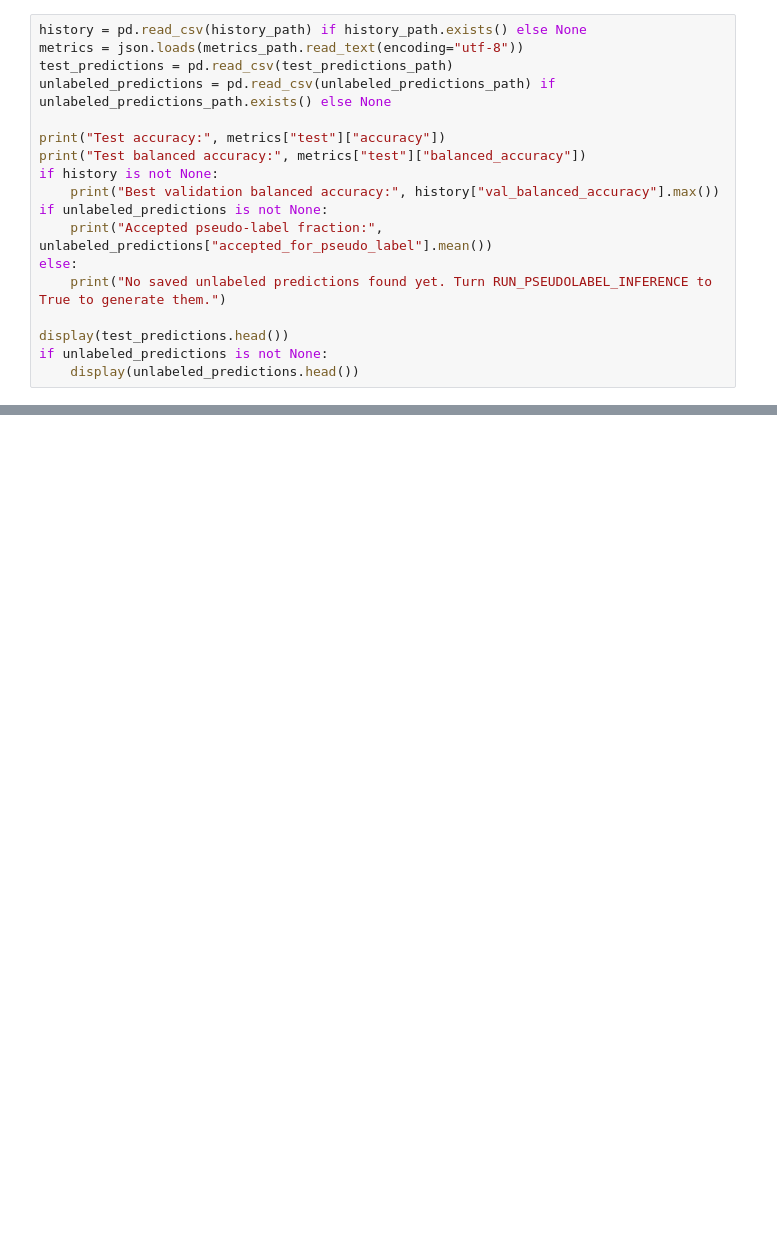
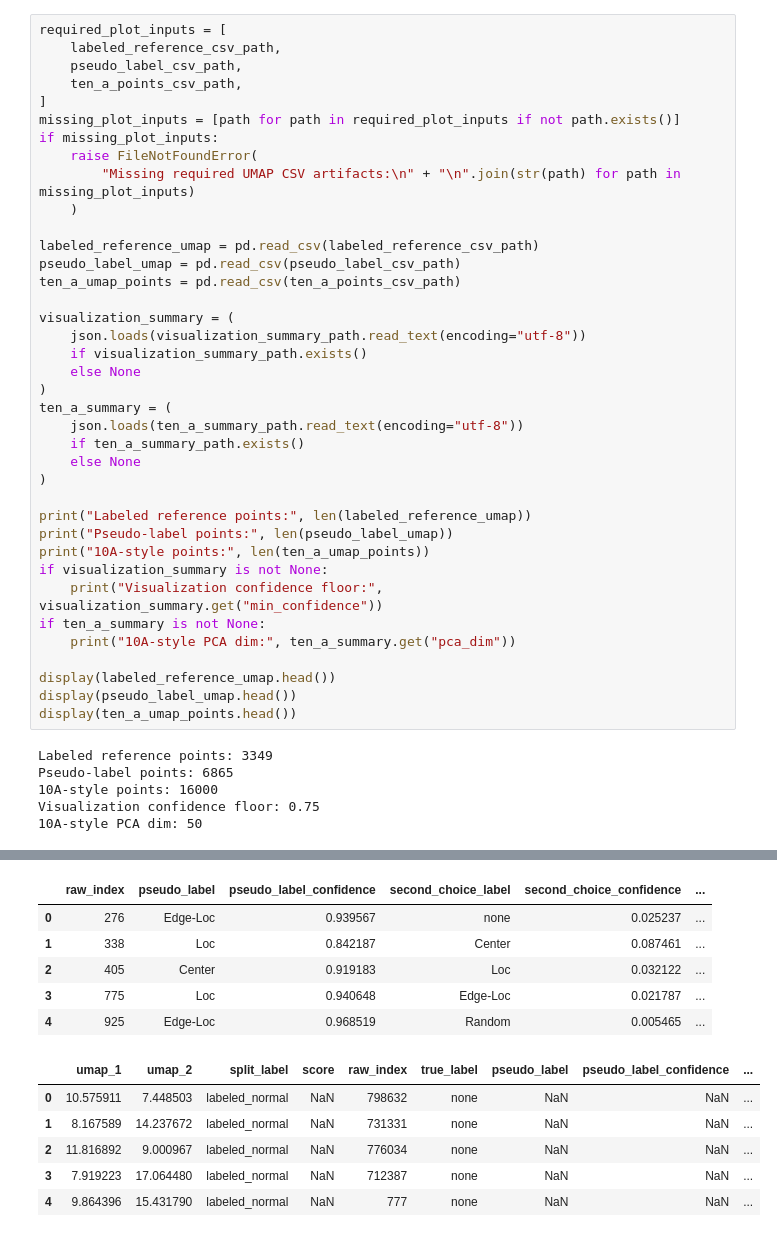
Before and after one commit to henreads/DeepLearning-Group8, a Jupyter notebook: experiments/classifier/multiclass/x64/umap/notebook.ipynb, the cells around one changed output, grey strips where cells are left out. Drawn from its saved outputs; the diff is of its cells as text; blank space fills up the shorter version.

Commit message:
feat: cells for visualization in umap notebook

```diff
--- a/experiments/classifier/multiclass/x64/umap/notebook.ipynb
+++ b/experiments/classifier/multiclass/x64/umap/notebook.ipynb
@@ -90,18 +136,44 @@ else:
-# %%
-history = pd.read_csv(history_path) if history_path.exists() else None
-metrics = json.loads(metrics_path.read_text(encoding="utf-8"))
-test_predictions = pd.read_csv(test_predictions_path)
-unlabeled_predictions = pd.read_csv(unlabeled_predictions_path) if unlabeled_predictions_path.exists() else None
-
-print("Test accuracy:", metrics["test"]["accuracy"])
-print("Test balanced accuracy:", metrics["test"]["balanced_accuracy"])
-if history is not None:
-    print("Best validation balanced accuracy:", history["val_balanced_accuracy"].max())
-if unlabeled_predictions is not None:
-    print("Accepted pseudo-label fraction:", unlabeled_predictions["accepted_for_pseudo_label"].mean())
-else:
-    print("No saved unlabeled predictions found yet. Turn RUN_PSEUDOLABEL_INFERENCE to True to generate them.")
-
-display(test_predictions.head())
-if unlabeled_predictions is not None:
-    display(unlabeled_predictions.head())
+# %%
+required_plot_inputs = [
+    labeled_reference_csv_path,
+    pseudo_label_csv_path,
+    ten_a_points_csv_path,
+]
+missing_plot_inputs = [path for path in required_plot_inputs if not path.exists()]
+if missing_plot_inputs:
+    raise FileNotFoundError(
+        "Missing required UMAP CSV artifacts:\n" + "\n".join(str(path) for path in missing_plot_inputs)
+    )
+
+labeled_reference_umap = pd.read_csv(labeled_reference_csv_path)
+pseudo_label_umap = pd.read_csv(pseudo_label_csv_path)
+ten_a_umap_points = pd.read_csv(ten_a_points_csv_path)
+
+visualization_summary = (
+    json.loads(visualization_summary_path.read_text(encoding="utf-8"))
+    if visualization_summary_path.exists()
+    else None
+)
+ten_a_summary = (
+    json.loads(ten_a_summary_path.read_text(encoding="utf-8"))
+    if ten_a_summary_path.exists()
+    else None
+)
+
+print("Labeled reference points:", len(labeled_reference_umap))
+print("Pseudo-label points:", len(pseudo_label_umap))
+print("10A-style points:", len(ten_a_umap_points))
+if visualization_summary is not None:
+    print("Visualization confidence floor:", visualization_summary.get("min_confidence"))
+if ten_a_summary is not None:
+    print("10A-style PCA dim:", ten_a_summary.get("pca_dim"))
+
+display(labeled_reference_umap.head())
+display(pseudo_label_umap.head())
+display(ten_a_umap_points.head())
+# %% [output]
+Labeled reference points: 3349
+Pseudo-label points: 6865
+10A-style points: 16000
+Visualization confidence floor: 0.75
+10A-style PCA dim: 50
@@ -107,0 +186,12 @@ if unlabeled_predictions is not None:
+|  | raw_index | pseudo_label | pseudo_label_confidence | second_choice_label | second_choice_confidence | ... |
+| 0 | 276 | Edge-Loc | 0.939567 | none | 0.025237 | ... |
+| 1 | 338 | Loc | 0.842187 | Center | 0.087461 | ... |
+| 2 | 405 | Center | 0.919183 | Loc | 0.032122 | ... |
+| 3 | 775 | Loc | 0.940648 | Edge-Loc | 0.021787 | ... |
+| 4 | 925 | Edge-Loc | 0.968519 | Random | 0.005465 | ... |
+|  | umap_1 | umap_2 | split_label | score | raw_index | true_label | pseudo_label | pseudo_label_confidence | ... |
+| 0 | 10.575911 | 7.448503 | labeled_normal | NaN | 798632 | none | NaN | NaN | ... |
+| 1 | 8.167589 | 14.237672 | labeled_normal | NaN | 731331 | none | NaN | NaN | ... |
+| 2 | 11.816892 | 9.000967 | labeled_normal | NaN | 776034 | none | NaN | NaN | ... |
+| 3 | 7.919223 | 17.064480 | labeled_normal | NaN | 712387 | none | NaN | NaN | ... |
+| 4 | 9.864396 | 15.431790 | labeled_normal | NaN | 777 | none | NaN | NaN | ... |
```
Also changed, not shown: parts of 10 cells of this notebook, 1 other file.
